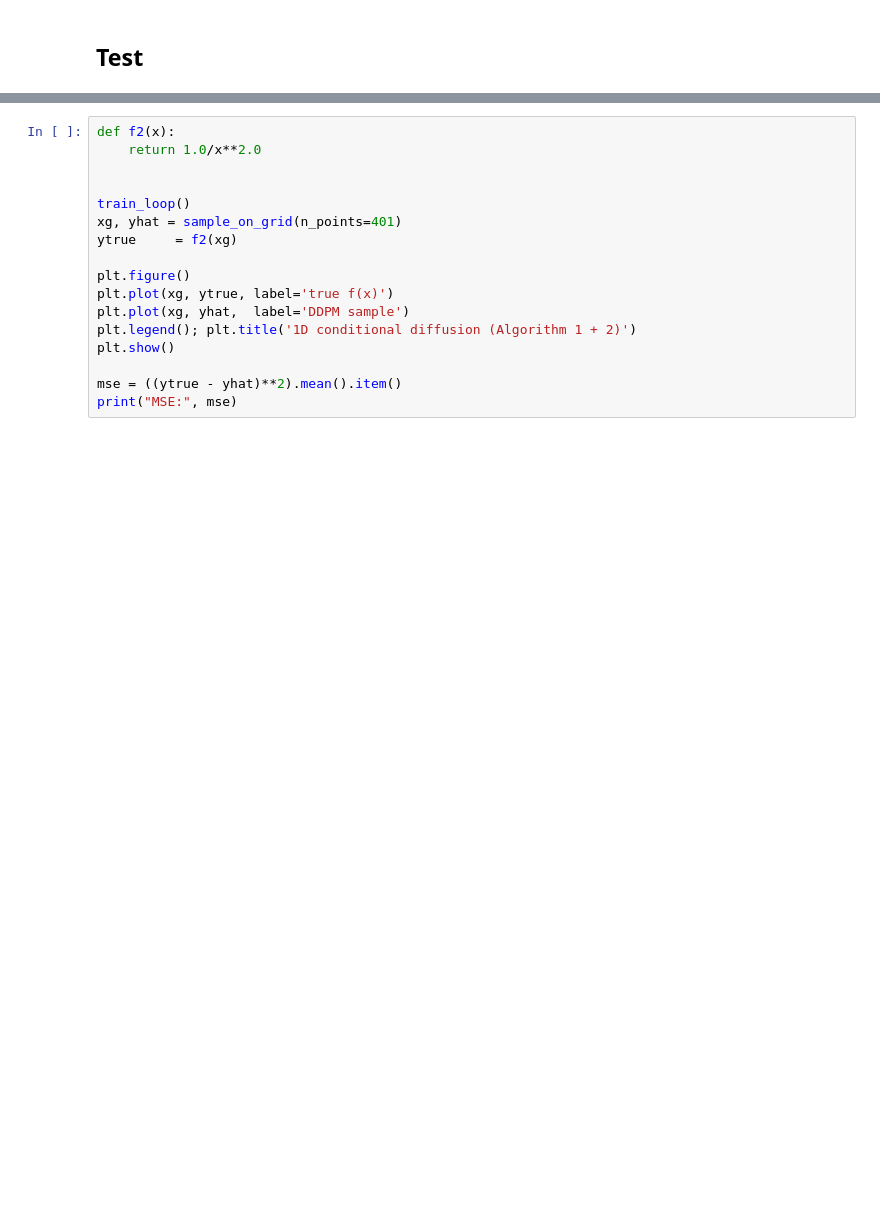
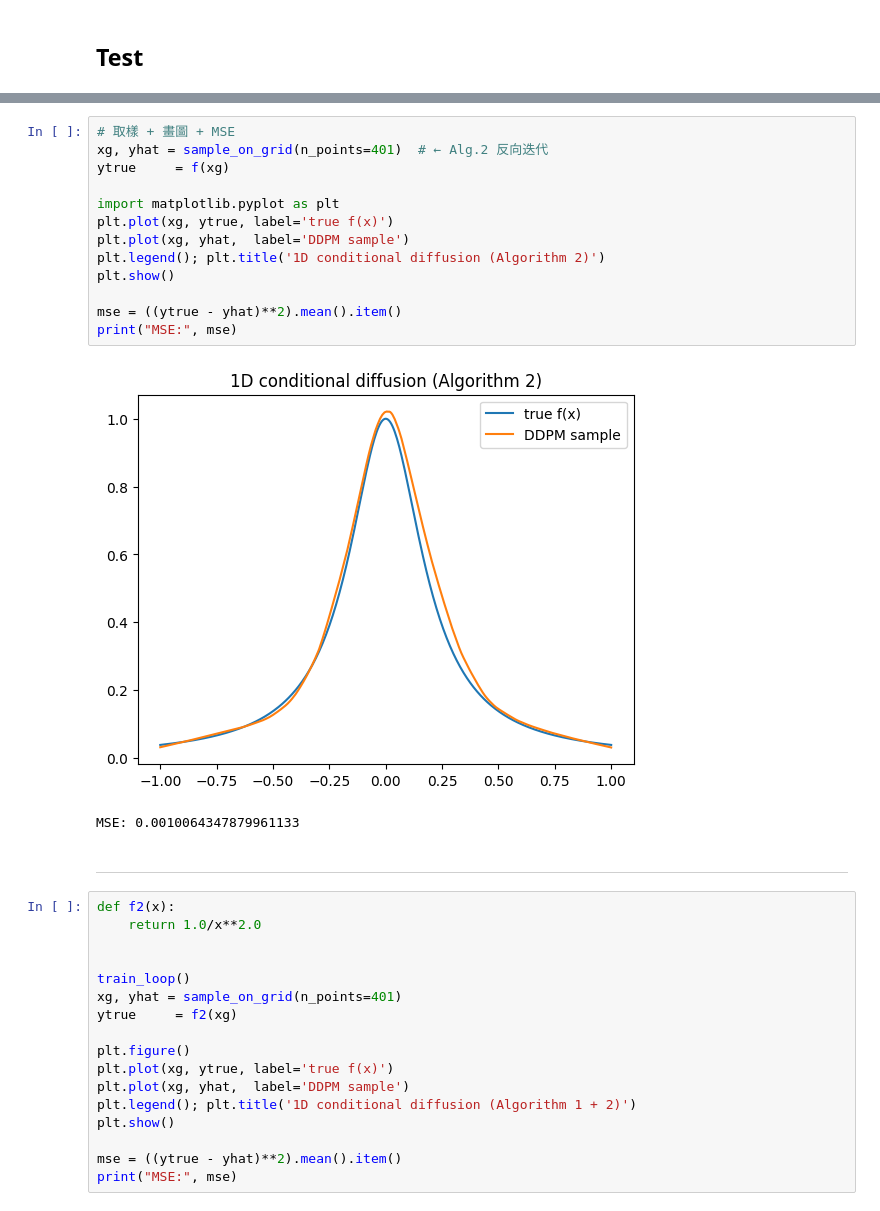
Before and after one commit to XuanWeiWang-999/2025Autumn_ML-project-DiffusionModel, a Jupyter notebook: Simple file.ipynb, the cells around one changed output, grey strips where cells are left out. Drawn from its saved outputs; the diff is of its cells as text; blank space fills up the shorter version.

```diff
--- a/Simple file.ipynb
+++ b/Simple file.ipynb
@@ -159,3 +159,21 @@ MSE: 0.0001744350156513974
+# %%
+# 取樣 + 畫圖 + MSE
+xg, yhat = sample_on_grid(n_points=401)  # ← Alg.2 反向迭代
+ytrue     = f(xg)
+
+import matplotlib.pyplot as plt
+plt.plot(xg, ytrue, label='true f(x)')
+plt.plot(xg, yhat,  label='DDPM sample')
+plt.legend(); plt.title('1D conditional diffusion (Algorithm 2)')
+plt.show()
+
+mse = ((ytrue - yhat)**2).mean().item()
+print("MSE:", mse)
+# %% [output]
+[figure, added]
+MSE: 0.0010064347879961133
+# %% [markdown]
+---
 # %%
 def f2(x):
     return 1.0/x**2.0
```
Also changed, not shown: parts of 1 cell of this notebook.
